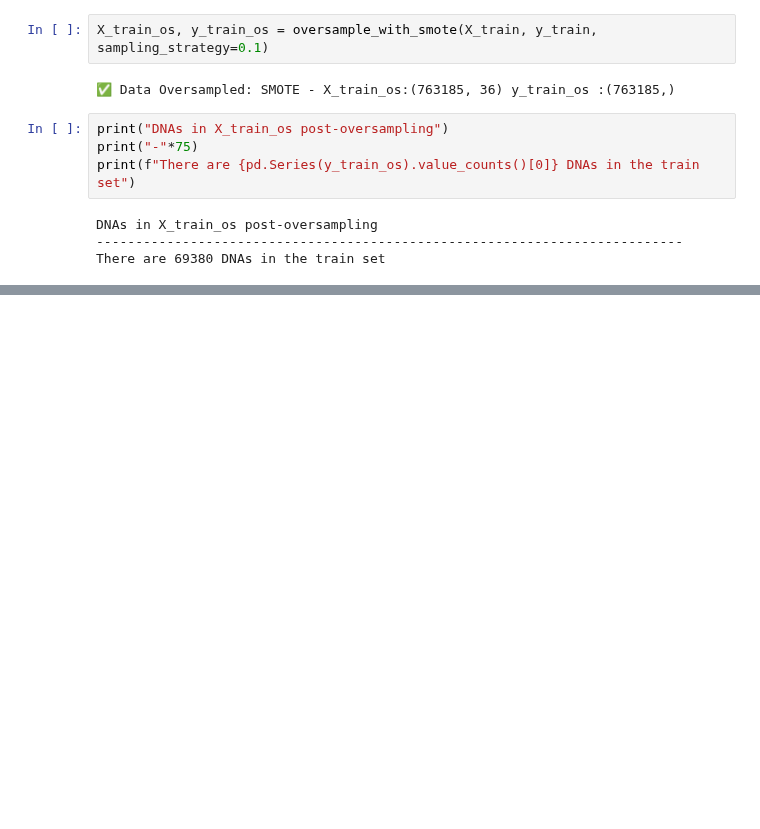
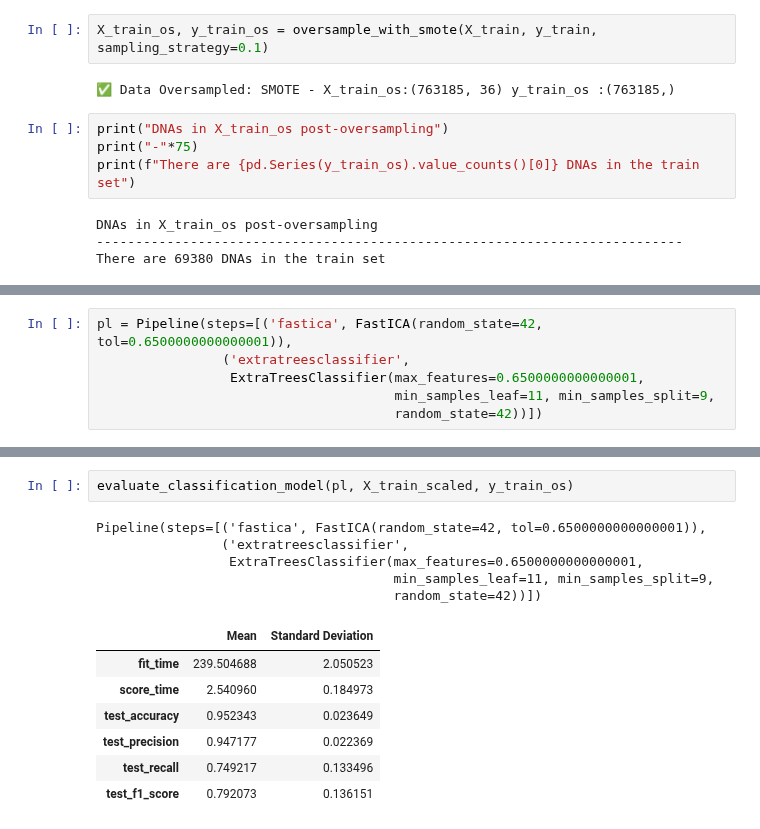
Before and after one commit to janduplessis883/project-showupforhealth, a Jupyter notebook: notebooks/Jan-Machine-Learning.ipynb, the cells around one changed output, grey strips where cells are left out. Cells and saved outputs as stored; diff of their text form; blank space fills up the shorter version.

```diff
--- a/notebooks/Jan-Machine-Learning.ipynb
+++ b/notebooks/Jan-Machine-Learning.ipynb
@@ -136,0 +102,6 @@ TypeError: function missing required argument 'year' (pos 1)
+# %%
+pl = Pipeline(steps=[('fastica', FastICA(random_state=42, tol=0.6500000000000001)),
+                ('extratreesclassifier',
+                 ExtraTreesClassifier(max_features=0.6500000000000001,
+                                      min_samples_leaf=11, min_samples_split=9,
+                                      random_state=42))])
@@ -136,0 +116,15 @@ TypeError: function missing required argument 'year' (pos 1)
+# %%
+evaluate_classification_model(pl, X_train_scaled, y_train_os)
+# %% [output]
+Pipeline(steps=[('fastica', FastICA(random_state=42, tol=0.6500000000000001)),
+                ('extratreesclassifier',
+                 ExtraTreesClassifier(max_features=0.6500000000000001,
+                                      min_samples_leaf=11, min_samples_split=9,
+                                      random_state=42))])
+|  | Mean | Standard Deviation |
+| fit_time | 239.504688 | 2.050523 |
+| score_time | 2.540960 | 0.184973 |
+| test_accuracy | 0.952343 | 0.023649 |
+| test_precision | 0.947177 | 0.022369 |
+| test_recall | 0.749217 | 0.133496 |
+| test_f1_score | 0.792073 | 0.136151 |
```
Also changed, not shown: parts of 8 cells of this notebook, 49 other files.
